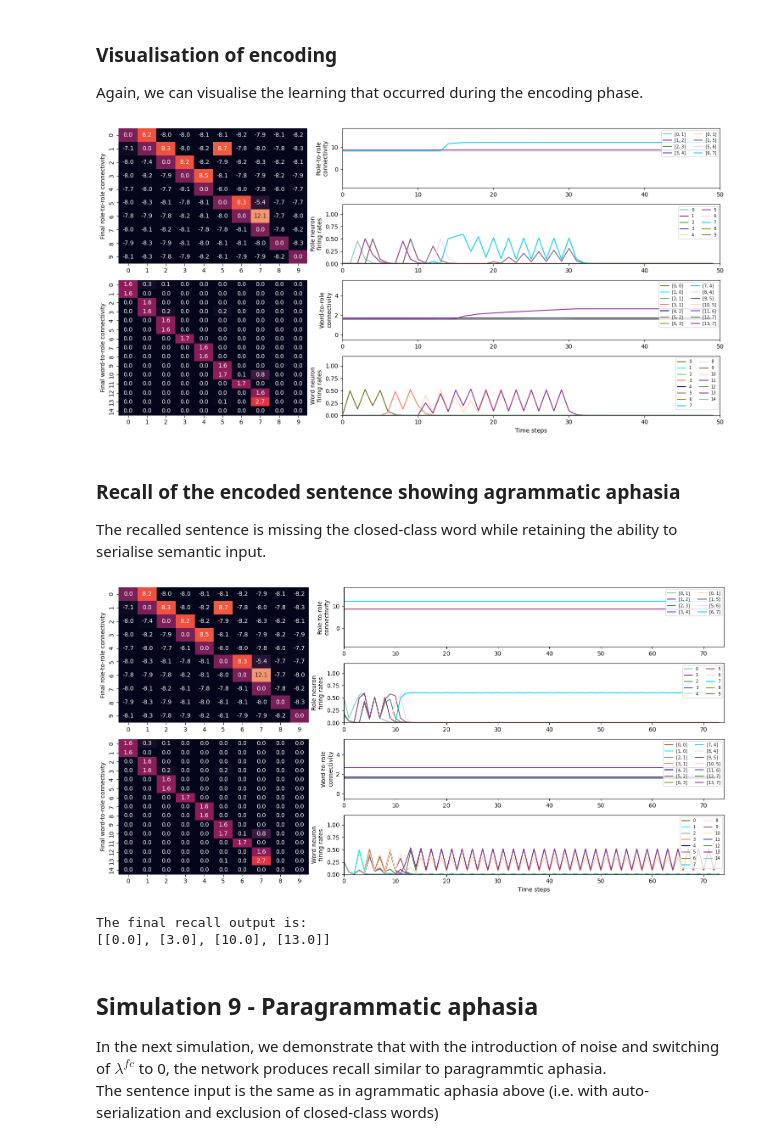
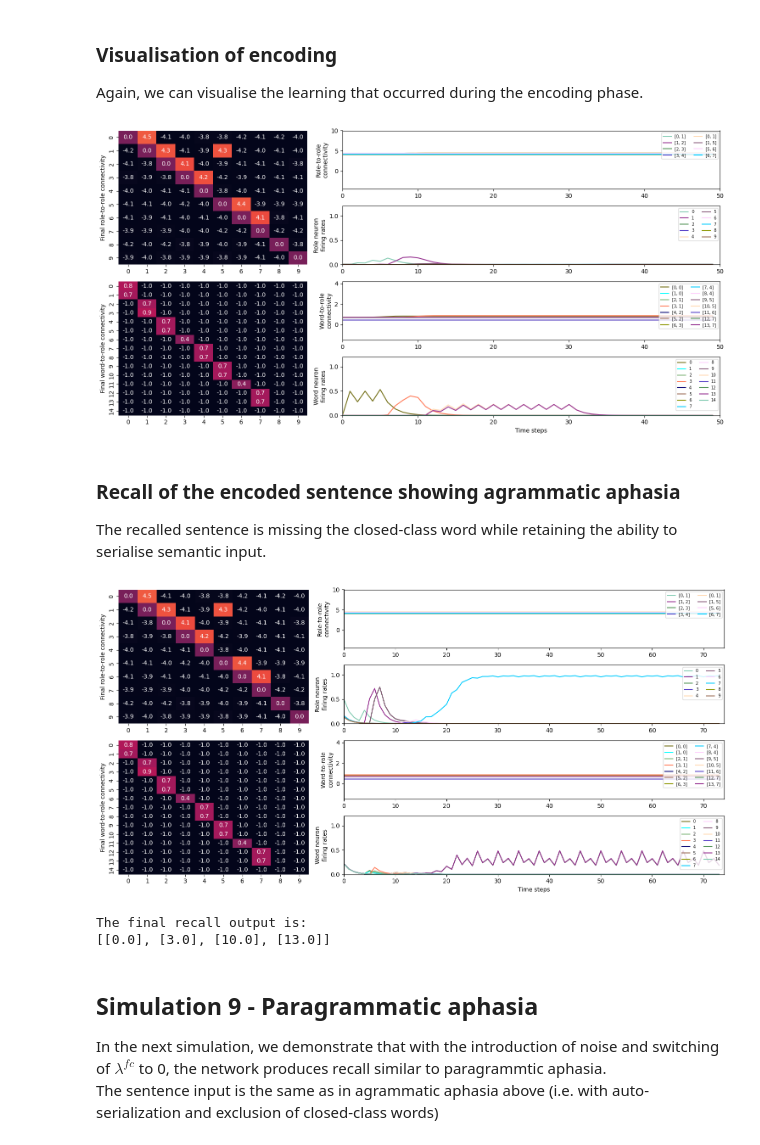
Before and after one commit to linsun2020/Syntactic_WM, a Jupyter notebook: Aphasias.ipynb, the cells around one changed output. Saved outputs shown, nothing was run; the diff lists cells and outputs as text; code cells hidden in the pictures.

```diff
--- a/Aphasias.ipynb
+++ b/Aphasias.ipynb
@@ -87,8 +90,8 @@ WM_ori = cjn.feature_layer(n_role_neurons = n_role_neurons,
                        activation_decay = beta,
                        LR_c = lambda_cc,
                        LR_w = lambda_cf,
-                       cc_max_connection = epsilon_cc - k_cc,
-                       cf_max_connection = epsilon_cf - k_cf,
+                       cc_max_connection = epsilon_cc,
+                       cf_max_connection = epsilon_cf,
                        n_word_neurons = n_word_neurons,
                        time_factor = tau,
                        LT_wc_knowledge = LT_wc_knowledge,
@@ -104,7 +107,7 @@ WM_ori = cjn.feature_layer(n_role_neurons = n_role_neurons,
                        cf_conj_factor = h,
                        mc_connectivity_factor = W_mc,
                        mm_connectivity_factor = W_mm,
-                       closed_class_learnt_weight = k_L_cf_closed_class,
+                       closed_class_learnt_weight = k_L_cf_closed_class - k_cf,
                        closed_class_word_roles = closed_class_word_roles,
                        auto_gramm = auto_gramm,
                        wernic = wernic
@@ -182,8 +185,8 @@ WM_ori = cjn.feature_layer(n_role_neurons = n_role_neurons,
                        activation_decay = beta,
                        LR_c = lambda_cc,
                        LR_w = lambda_cf,
-                       cc_max_connection = epsilon_cc - k_cc,
-                       cf_max_connection = epsilon_cf - k_cf,
+                       cc_max_connection = epsilon_cc,
+                       cf_max_connection = epsilon_cf,
                        n_word_neurons = n_word_neurons,
                        time_factor = tau,
                        LT_wc_knowledge = LT_wc_knowledge,
@@ -199,7 +202,7 @@ WM_ori = cjn.feature_layer(n_role_neurons = n_role_neurons,
                        cf_conj_factor = h,
                        mc_connectivity_factor = W_mc,
                        mm_connectivity_factor = W_mm,
-                       closed_class_learnt_weight = k_L_cf_closed_class,
+                       closed_class_learnt_weight = k_L_cf_closed_class - k_cf,
                        closed_class_word_roles = closed_class_word_roles,
                        auto_gramm = auto_gramm
                       )
@@ -253,7 +256,7 @@ The final recall output is:
 
 Following the control simulation above, we demonstrate that with the introduction of noise, the network produces recall similar to agrammatic aphasia.
 # %%
-seed_ = 2 # setting default random seed
+seed_ = 3 # setting default random seed
 np.random.seed(seed_)
 random.seed(seed_)
 
@@ -264,7 +267,7 @@ closed_class_word_roles = [[6,3],[11,6]] # define the closed class words
 wernic = False
 
 ## adding noise to simulate agrammatic aphasia
-unified_noise = 0.33
+unified_noise = 0.25
 cc_noise = True
 wc_noise = False
 mw_noise = False
@@ -285,8 +288,8 @@ WM_ori = cjn.feature_layer(n_role_neurons = n_role_neurons,
                        activation_decay = beta,
                        LR_c = lambda_cc,
                        LR_w = lambda_cf,
-                       cc_max_connection = epsilon_cc - k_cc,
-                       cf_max_connection = epsilon_cf - k_cf,
+                       cc_max_connection = epsilon_cc,
+                       cf_max_connection = epsilon_cf,
                        n_word_neurons = n_word_neurons,
                        time_factor = tau,
                        LT_wc_knowledge = LT_wc_knowledge,
@@ -302,7 +305,7 @@ WM_ori = cjn.feature_layer(n_role_neurons = n_role_neurons,
                        cf_conj_factor = h,
                        mc_connectivity_factor = W_mc,
                        mm_connectivity_factor = W_mm,
-                       closed_class_learnt_weight = k_L_cf_closed_class,
+                       closed_class_learnt_weight = k_L_cf_closed_class - k_cf,
                        closed_class_word_roles = closed_class_word_roles,
                        auto_gramm = auto_gramm
                       )
@@ -320,9 +323,9 @@ Number of recorded time steps:  51
 
 Again, we can visualise the learning that occurred during the encoding phase. <br>
 # %%
-cjn.plot_results(sentence, epsilon_cc-k_cc+k_L_cc, -k_cc, epsilon_cf-k_cf+k_L_cf, -k_cf, LT_cc_knowledge, LT_wc_knowledge, cc_conn_hx, cf_conn_hx, c_act_hx, f_act_hx)
+cjn.plot_results(sentence, epsilon_cc+k_L_cc, -k_cc, epsilon_cf+k_L_cf, -k_cf, LT_cc_knowledge, LT_wc_knowledge, cc_conn_hx, cf_conn_hx, c_act_hx, f_act_hx)
 # %% [output]
-[figure, old version]
+[figure, new version]
 # %% [markdown]
 ### Recall of the encoded sentence showing agrammatic aphasia
 
@@ -330,24 +333,24 @@ The recalled sentence is missing the closed-class word while retaining the abili
 # %%
 WM_r = deepcopy(WM_ori) # copy the encoded model
 initial_steps = 5 # initial 5 steps during recall will have input into the first role neuron
 n_steps = 75 # total number of time steps taken during recall
 
 # building recall input with 5 initial time steps with input into the first role neuron and then no further input.
 recall_input = []
 for n in range(initial_steps): recall_input.append(cjn.in_in(role=0))
 for n in range(n_steps-initial_steps): recall_input.append(cjn.in_in())
 
 # running the recall phase
 cc_conn_hx_r, c_act_hx_r, cf_conn_hx_r, f_act_hx_r, cc_long_weights_hx_r, wc_long_weights_hx_r, morph_act_hx_r, wm_conn_hx_r = cjn.recall_feat_layer(WM_r,recall_input,n_steps=n_steps,initial_steps=initial_steps)
 
 # visualise the recall
-cjn.plot_results(recall_input, epsilon_cc-k_cc+k_L_cc, -k_cc, epsilon_cf-k_cf+k_L_cf, -k_cf, LT_cc_knowledge, LT_wc_knowledge, cc_conn_hx_r, cf_conn_hx_r, c_act_hx_r, f_act_hx_r)
+cjn.plot_results(recall_input, epsilon_cc+k_L_cc, -k_cc, epsilon_cf+k_L_cf, -k_cf, LT_cc_knowledge, LT_wc_knowledge, cc_conn_hx_r, cf_conn_hx_r, c_act_hx_r, f_act_hx_r)
 
 # Final recall determined by argmax at each time step
 print('The final recall output is: ')
 print(cjn.argmax_sentence(f_act_hx_r))
 # %% [output]
-[figure, old version]
+[figure, new version]
 The final recall output is:
 [[0.0], [3.0], [10.0], [13.0]]
 # %% [markdown]
```
Also changed, not shown: parts of 14 cells of this notebook.
